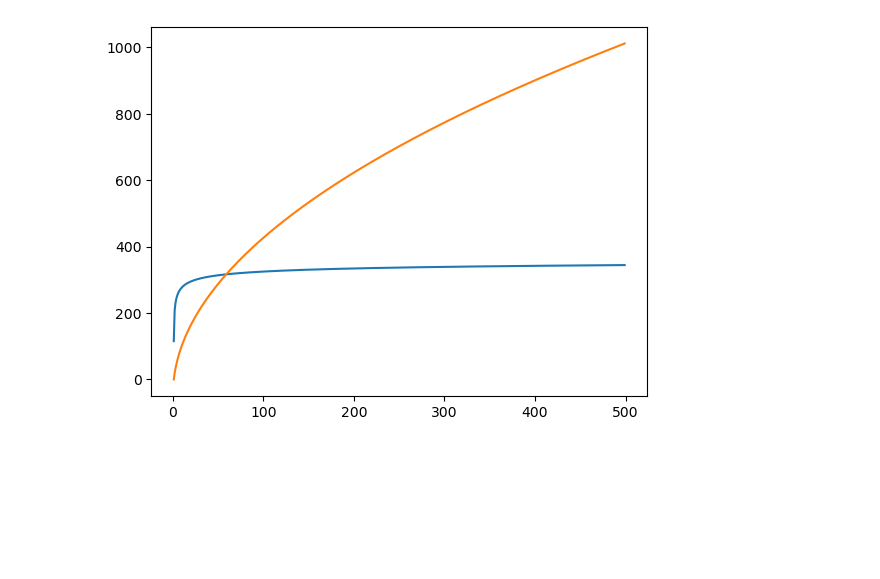
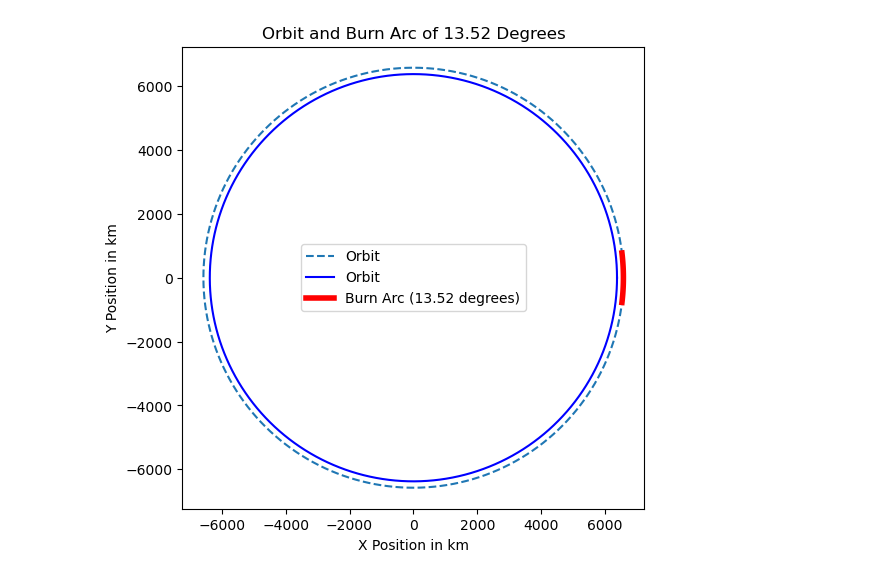
Before and after one commit to krainrpmt/Senior-Project-Electric-Turbopump, a Jupyter notebook: Pump Specification Calculator.ipynb, the cells around one changed output. Saved outputs shown, nothing was run; the diff lists cells and outputs as text; code cells hidden in the pictures; blank space fills up the shorter version.

```diff
--- a/Pump Specification Calculator.ipynb
+++ b/Pump Specification Calculator.ipynb
@@ -88,45 +88,7 @@ def rocket_performance(Name, Pc, dt, Tc, gamma_comb, gamma_exit, R_comb, R_exit,
 
     #Nozzle Length for 100% Bell Nozzle
     LN_cone = (math.sqrt(nozzle_expansion_ratio)-1)*dt/2/math.tan(math.radians(15))
-    if disp == True:
-        print(f"Using {Name}\n")
 
-        # Print basic parameters
-        print(f"Oxidizer to Fuel Ratio = {OF}:1")
-        print(f"Chamber pressure = {Pc*1e-6:.2f} MPa")
-        print(f"Chamber temperature = {Tc} K")
-        print(f"Throat diameter = {dt*1000} mm")
-        print(f"Nozzle expansion ratio = {nozzle_expansion_ratio}")
-        print(f"Nozzle exit diameter = {dt2:.4f} m")
-        print(f"Nozzle exit area = {Ae:.4f} m^2")
-
-        print(f"\nExhaust mach number = {Me:.4f}")
-        print(f"Effective exhaust velocity = {ve:.4f} m/s")
-        print(f"C* Efficiency = {c_star:.4f} m/s")
-        print(f"Exhaust temperature = {Te:.4f} K")
-        print(f"Exhaust pressure = {Pe:.4f} Pa")
-        print(f"Specific Impulse (Isp) = {ISP:.4f} s")
-        print(f"Density Impulse = {density_ISP:.4f} kg-s/m^3")
-
-        print(f"\nPropellant Mass Flow Rate = {mass_flow_rate:.4f} Kg/s")
-        print(f"Fuel Mass Flow Rate = {fuel_mass_flow_rate:.4f} Kg/s")
-        print(f"Oxidizer Mass Flow Rate = {oxidizer_mass_flow_rate:.4f} Kg/s")
-        print(f"Oxidizer Volumetric Flow Rate = {oxidizer_mass_flow_rate/1600*1000:.4f} L/s")
-
-        print(f"\nThrust = {thrust:.4f} N")
-
-        print(f"\nDelta V total = {delta_v_total:.4f} m/s")
-        print(f"Total propellant mass used = {mass_propellant:.4f} kg")
-        print(f"    Fuel mass used= {mass_propellant - mass_oxidizer:.4f} kg")
-        print(f"    Oxidizer mass used= {mass_oxidizer:.4f} kg")
-        print(f"    Propellant mass used at parking = {mass_propellant_parking:.4f} kg")
-        print(f"    Propellant mass used at injection = {mass_propellant_injection:.4f} kg")
-        print(f"Dry mass = {mass_dry:.4f} kg")
-        print(f"Total LEO wet mass = {mass_initial:.4f} kg")
-        print(f"Total burn time = {burn_time:.2f} s")
-        print(f"    Parking burn time = {parking_burn_time:.2f} s")
-        print(f"    Injection burn time = {injection_burn_time:.2f} s")
-        print(f"Orbital arc degrees over parking burn = {arc_degrees:.2f} deg")
 
     def plot_orbit_and_burn_arc(orbit_radius, arc_degrees):
         """
@@ -170,6 +132,45 @@ def rocket_performance(Name, Pc, dt, Tc, gamma_comb, gamma_exit, R_comb, R_exit,
         return
 
     if disp:
+        print(f"Using {Name}\n")
+
+        # Print basic parameters
+        print(f"Oxidizer to Fuel Ratio = {OF}:1")
+        print(f"Chamber pressure = {Pc*1e-6:.2f} MPa")
+        print(f"Chamber temperature = {Tc} K")
+        print(f"Throat diameter = {dt*1000} mm")
+        print(f"Nozzle expansion ratio = {nozzle_expansion_ratio}")
+        print(f"Nozzle exit diameter = {dt2:.4f} m")
+        print(f"Nozzle exit area = {Ae:.4f} m^2")
+
+        print(f"\nExhaust mach number = {Me:.4f}")
+        print(f"Effective exhaust velocity = {ve:.4f} m/s")
+        print(f"C* Efficiency = {c_star:.4f} m/s")
+        print(f"Exhaust temperature = {Te:.4f} K")
+        print(f"Exhaust pressure = {Pe:.4f} Pa")
+        print(f"Specific Impulse (Isp) = {ISP:.4f} s")
+        print(f"Density Impulse = {density_ISP:.4f} kg-s/m^3")
+
+        print(f"\nPropellant Mass Flow Rate = {mass_flow_rate:.4f} Kg/s")
+        print(f"Fuel Mass Flow Rate = {fuel_mass_flow_rate:.4f} Kg/s")
+        print(f"Oxidizer Mass Flow Rate = {oxidizer_mass_flow_rate:.4f} Kg/s")
+        print(f"Oxidizer Volumetric Flow Rate = {oxidizer_mass_flow_rate/1600*1000:.4f} L/s")
+
+        print(f"\nThrust = {thrust:.4f} N")
+
+        print(f"\nDelta V total = {delta_v_total:.4f} m/s")
+        print(f"Total propellant mass used = {mass_propellant:.4f} kg")
+        print(f"    Fuel mass used= {mass_propellant - mass_oxidizer:.4f} kg")
+        print(f"    Oxidizer mass used= {mass_oxidizer:.4f} kg")
+        print(f"    Propellant mass used at parking = {mass_propellant_parking:.4f} kg")
+        print(f"    Propellant mass used at injection = {mass_propellant_injection:.4f} kg")
+        print(f"Dry mass = {mass_dry:.4f} kg")
+        print(f"Total LEO wet mass = {mass_initial:.4f} kg")
+        print(f"Total burn time = {burn_time:.2f} s")
+        print(f"    Parking burn time = {parking_burn_time:.2f} s")
+        print(f"    Injection burn time = {injection_burn_time:.2f} s")
+        print(f"Orbital arc degrees over parking burn = {arc_degrees:.2f} deg")
+
         plot_orbit_and_burn_arc(r1/1000, arc_degrees)
 
     return [ISP, LN_cone]
@@ -189,18 +190,27 @@ expans_ratio = []
 
 #print(rocket_performance(Name = '37%HAN-63%H2O2 + RP-1 Propellant', Pc=30e5, dt=0.0254, Tc=2975.78, gamma_comb=1.1371, gamma_exit=1.2420, R_comb=8.3144598/21.468e-3, R_exit=8.3144598/21.930e-3, OF=6.3, Pa=0, g0=9.807, mass_dry=100, nozzle_expansion_ratio=125, density=1550, h1=200e3, h2=35786e3, disp=False)[1])
 
-for i in range(1,500):
+for i in range(20,2000):
     expans_ratio.append(i)
     Isp_plot.append(rocket_performance(Name = '37%HAN-63%H2O2 + RP-1 Propellant', Pc=30e5, dt=0.0254, Tc=2975.78, gamma_comb=1.1371, gamma_exit=1.2420, R_comb=8.3144598/21.468e-3, R_exit=8.3144598/21.930e-3, OF=6.3, Pa=0, g0=9.807, mass_dry=100, nozzle_expansion_ratio=i, density=1550, h1=200e3, h2=35786e3, disp=False)[0])
 
     LN.append(rocket_performance(Name = '37%HAN-63%H2O2 + RP-1 Propellant', Pc=30e5, dt=0.0254, Tc=2975.78, gamma_comb=1.1371, gamma_exit=1.2420, R_comb=8.3144598/21.468e-3, R_exit=8.3144598/21.930e-3, OF=6.3, Pa=0, g0=9.807, mass_dry=100, nozzle_expansion_ratio=i, density=1550, h1=200e3, h2=35786e3, disp=False)[1])
 
+
 '''
+plt.plot(list(np.array(expans_ratio)/max(np.array(expans_ratio))),list(np.array(Isp_plot)/max(np.array(Isp_plot))), label='Isp')
+plt.plot(list(np.array(expans_ratio)/max(np.array(expans_ratio))),list(np.array(LN)/max(np.array(LN))), label='length')
+plt.plot(list(np.array(expans_ratio)/max(np.array(expans_ratio))),list(np.array(Isp_plot)/np.array(LN)/max(np.array(Isp_plot)/np.array(LN))), label='Isp/Length')
+print(f"Max Isp = {max(np.array(Isp_plot))} s")
+plt.legend()
+plt.xlim(0,1)
+plt.ylim(0,1)
+plt.xticks(np.linspace(0, 1.0, num=11))
+plt.yticks(np.linspace(0, 1.0, num=11))
+plt.grid(True)
+'''
+
 rocket_performance(
     Name = '37%HAN-63%H2O2 + RP-1 Propellant', Pc=30e5, dt=0.0254, Tc=2975.78, gamma_comb=1.1371, gamma_exit=1.2420, R_comb=8.3144598/21.468e-3, R_exit=8.3144598/21.930e-3, OF=6.3, Pa=0, g0=9.807, mass_dry=100, nozzle_expansion_ratio=140, density=1550, h1=200e3, h2=35786e3, disp=True
 )
-'''
-plt.plot(list(np.array(expans_ratio)),list(np.array(Isp_plot)))
-plt.plot(list(np.array(expans_ratio)),list(np.array(LN)*1000))
-#plt.grid(True)
 # %% [output]
@@ -208 +234 @@ plt.plot(list(np.array(expans_ratio)),list(np.array(LN)*1000))
-[figure, old version]
+[figure, new version]
```
Also changed, not shown: parts of 1 cell of this notebook.
